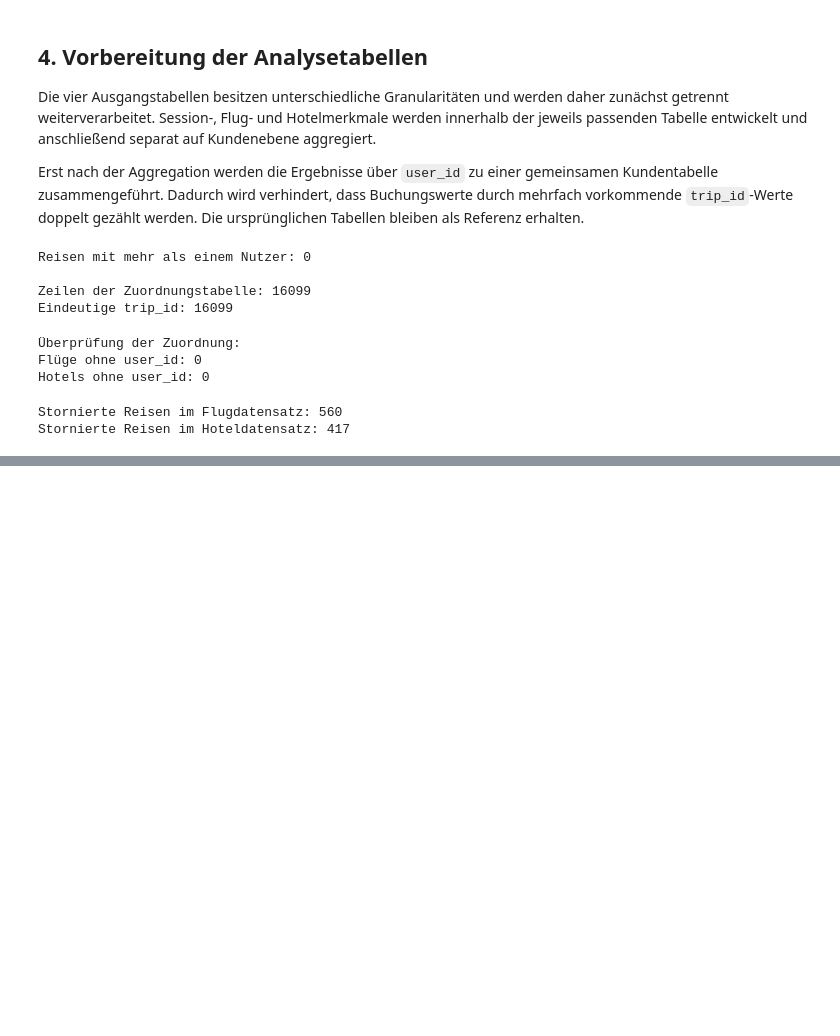
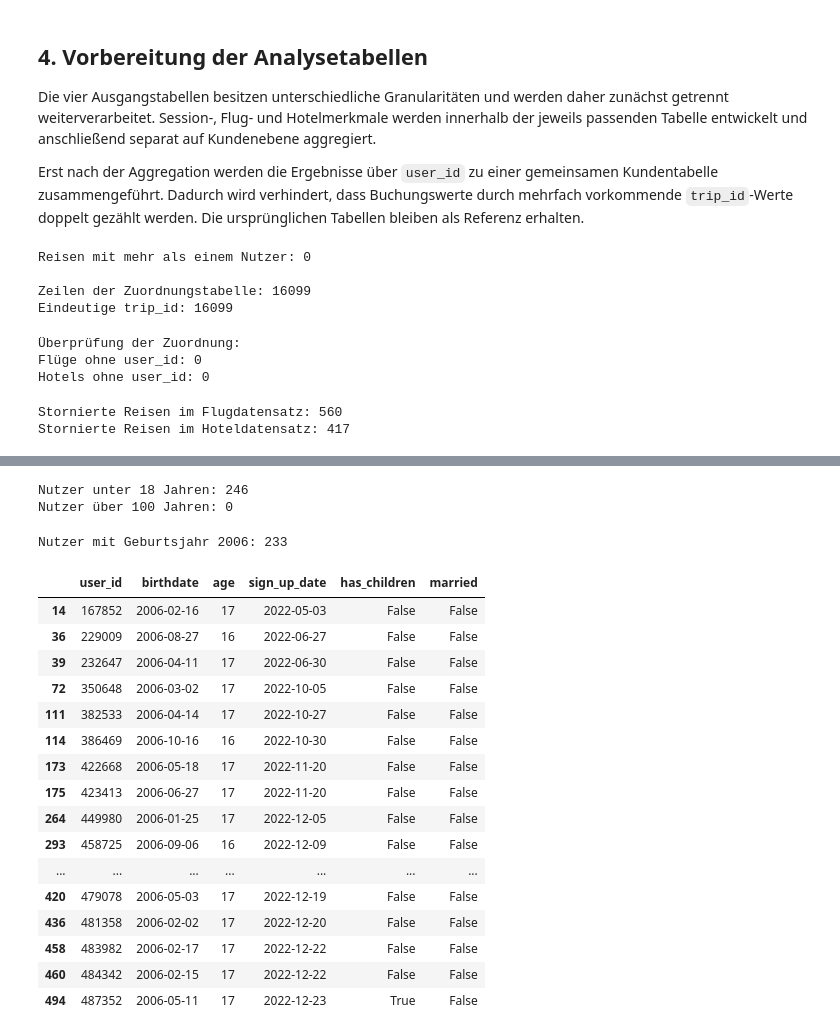
Before and after one commit to norawinkler/traveltide-customer-segmentation, a Jupyter notebook: notebooks/01_data_preparation.ipynb, the cells around one changed output, grey strips where cells are left out. Drawn from its saved outputs; the diff is of its cells as text; code cells hidden in the pictures; blank space fills up the shorter version.

```diff
--- a/notebooks/01_data_preparation.ipynb
+++ b/notebooks/01_data_preparation.ipynb
@@ -1530,0 +1573,10 @@ Stornierte Reisen im Hoteldatensatz: 417
+# %%
+# Einheitliches Analysedatum bestimmen
+
+analysis_date = (
+    sessions_clean["session_start"]
+    .max()
+    .normalize()
+)
+
+print("Analysedatum:", analysis_date)
@@ -1530,0 +1585,11 @@ Stornierte Reisen im Hoteldatensatz: 417
+# %%
+# Alter der Nutzer berechnen und Verteilung ansehen.
+
+users_clean["age"] = np.floor(
+    (
+        analysis_date -
+        users_clean["birthdate"]
+    ).dt.days / 365.2425
+).astype(int)
+
+users_clean["age"].describe()
@@ -1530,0 +1624,56 @@ Stornierte Reisen im Hoteldatensatz: 417
+# %%
+# Unplausible Alterswerte prüfen
+
+print(
+    "Nutzer unter 18 Jahren:",
+    (users_clean["age"] < 18).sum()
+)
+
+print(
+    "Nutzer über 100 Jahren:",
+    (users_clean["age"] > 100).sum()
+)
+# %% [output]
+Nutzer unter 18 Jahren: 246
+Nutzer über 100 Jahren: 0
+# %%
+# Nutzer, die 2006 geboren wurden, ansehen. (Hinweis in der Aufgabenstellung zu EDA)
+
+users_born_2006 = users_clean[
+    users_clean["birthdate"].dt.year == 2006
+]
+
+print(
+    "Nutzer mit Geburtsjahr 2006:",
+    len(users_born_2006)
+)
+
+users_born_2006[
+    [
+        "user_id",
+        "birthdate",
+        "age",
+        "sign_up_date",
+        "has_children",
+        "married"
+    ]
+].head(20)
+# %% [output]
+Nutzer mit Geburtsjahr 2006: 233
+|  | user_id | birthdate | age | sign_up_date | has_children | married |
+| 14 | 167852 | 2006-02-16 | 17 | 2022-05-03 | False | False |
+| 36 | 229009 | 2006-08-27 | 16 | 2022-06-27 | False | False |
+| 39 | 232647 | 2006-04-11 | 17 | 2022-06-30 | False | False |
+| 72 | 350648 | 2006-03-02 | 17 | 2022-10-05 | False | False |
+| 111 | 382533 | 2006-04-14 | 17 | 2022-10-27 | False | False |
+| 114 | 386469 | 2006-10-16 | 16 | 2022-10-30 | False | False |
+| 173 | 422668 | 2006-05-18 | 17 | 2022-11-20 | False | False |
+| 175 | 423413 | 2006-06-27 | 17 | 2022-11-20 | False | False |
+| 264 | 449980 | 2006-01-25 | 17 | 2022-12-05 | False | False |
+| 293 | 458725 | 2006-09-06 | 16 | 2022-12-09 | False | False |
+| ... | ... | ... | ... | ... | ... | ... |
+| 420 | 479078 | 2006-05-03 | 17 | 2022-12-19 | False | False |
+| 436 | 481358 | 2006-02-02 | 17 | 2022-12-20 | False | False |
+| 458 | 483982 | 2006-02-17 | 17 | 2022-12-22 | False | False |
+| 460 | 484342 | 2006-02-15 | 17 | 2022-12-22 | False | False |
+| 494 | 487352 | 2006-05-11 | 17 | 2022-12-23 | True | False |
```
Also changed, not shown: parts of 11 cells of this notebook.
